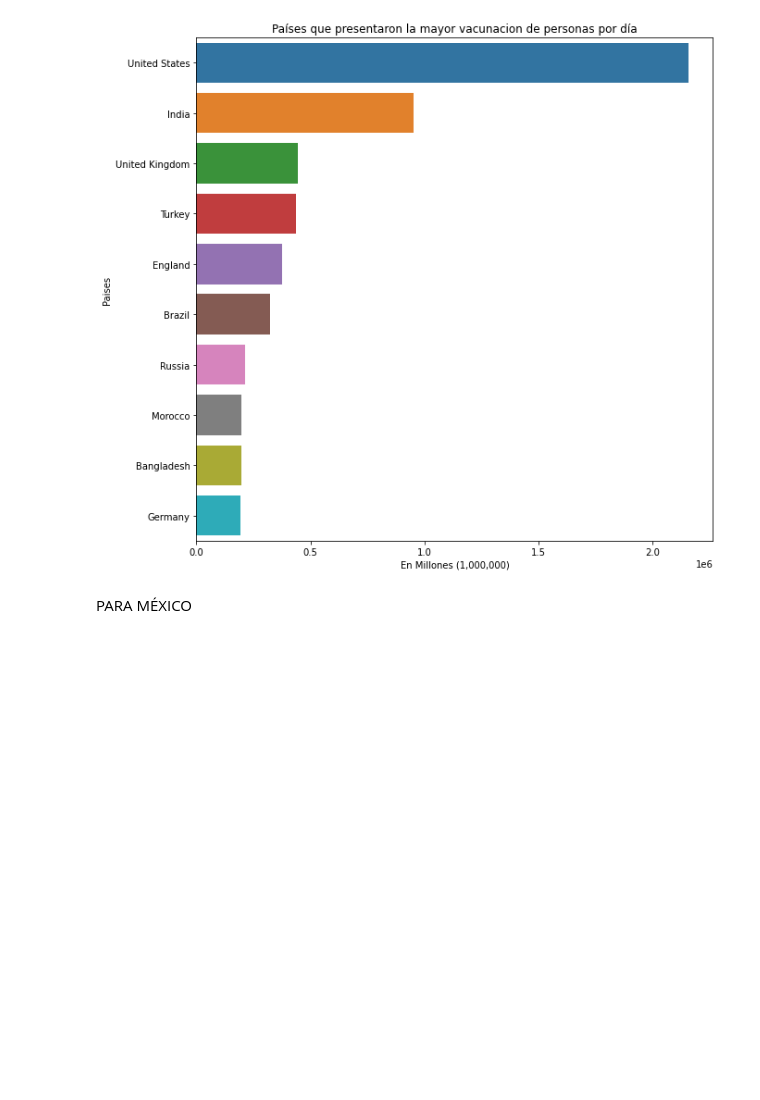
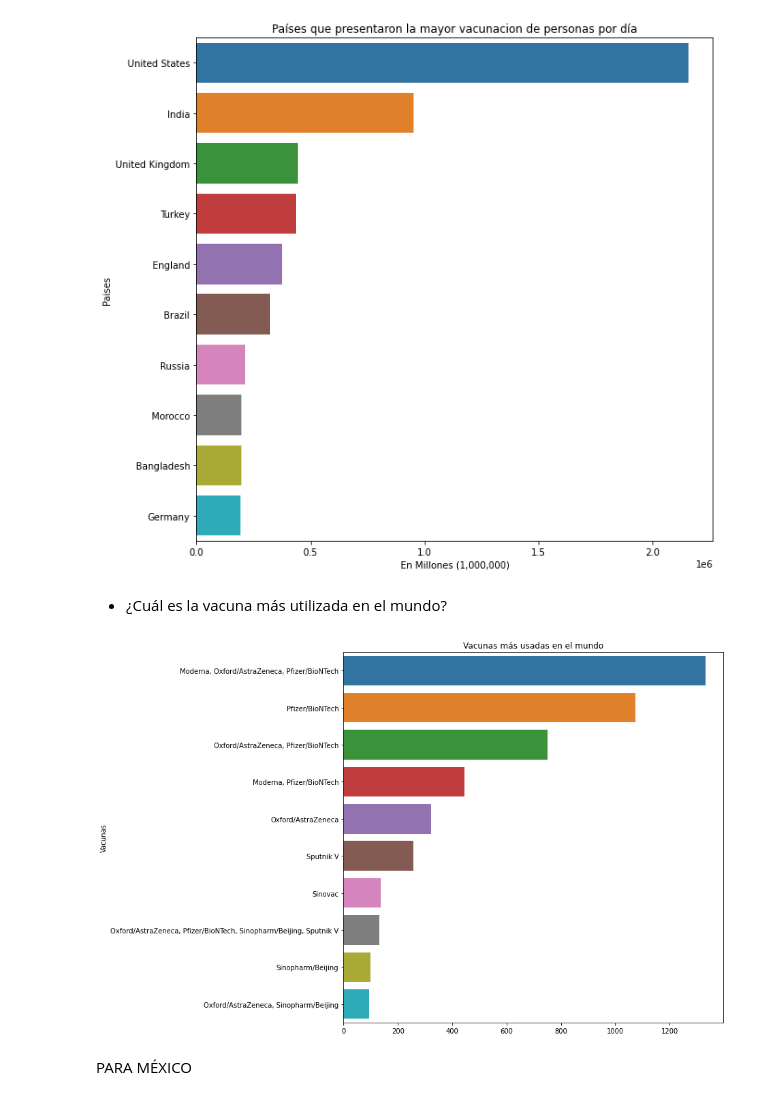
Before and after one commit to dapariciom/BEDU-procesamiento-de-datos-con-python-proyecto, a Jupyter notebook: Proyecto_Vacunas.ipynb, the cells around one changed output. Saved outputs shown, nothing was run; the diff lists cells and outputs as text; code cells hidden in the pictures; blank space fills up the shorter version.

```diff
--- a/Proyecto_Vacunas.ipynb
+++ b/Proyecto_Vacunas.ipynb
@@ -130,19 +133,16 @@ vaccines                                object
 source_name                             object
 source_website                          object
 dtype: object
+# %%
+columnas_int=["total_vaccinations","people_vaccinated","people_fully_vaccinated","daily_vaccinations_raw","daily_vaccinations"]
+for columna in columnas_int:
+  df[columna]=pd.to_numeric(df[columna],errors='coerce',downcast='integer')
+# %%
+df["total_vaccinations"]= pd.to_numeric(df["total_vaccinations"],errors='coerce',downcast='integer')
 # %% [markdown]
 Limpieza de datos
 # %%
 df_vaccinations = df.drop(columns= ["iso_code","source_name","source_website"])
-df_vaccinations = df_column_dropped.dropna(subset=["total_vaccinations",
-                               "people_vaccinated",
-                               "people_fully_vaccinated",
-                               "daily_vaccinations_raw",
-                               "daily_vaccinations",
-                               "total_vaccinations_per_hundred",
-                               "people_vaccinated_per_hundred",
-                               "people_fully_vaccinated_per_hundred",
-                               "daily_vaccinations_per_million"],thresh=5)
 # %%
 df_vaccinations["date"] = pd.to_datetime(df_vaccinations["date"], format = '%Y-%m-%d')
 # %% [markdown]
@@ -180,6 +180,22 @@ def daily_vaccinations_plot_bars(value):
 daily_vaccinations_plot_bars(top_10_daily_vaccinations)
 # %% [output]
 [figure]
+# %% [markdown]
+
+
+*   ¿Cuál es la vacuna más utilizada en el mundo?
+# %%
+top_10_vaccines = df_vaccinations.groupby('vaccines').size().sort_values(ascending=False).head(10)
+
+def top_vaccines_plot_bars(value):
+    fig, ax = plt.subplots(figsize=(10, 10))
+    ax.set_title('Vacunas más usadas en el mundo')
+    sns.barplot(value, value.index, ax=ax)
+    ax.set(ylabel='Vacunas')
+
+top_vaccines_plot_bars(top_10_vaccines)
+# %% [output]
+[figure, added]
 # %% [markdown]
 PARA MÉXICO
 # %%
```
Also changed, not shown: parts of 21 cells of this notebook.
